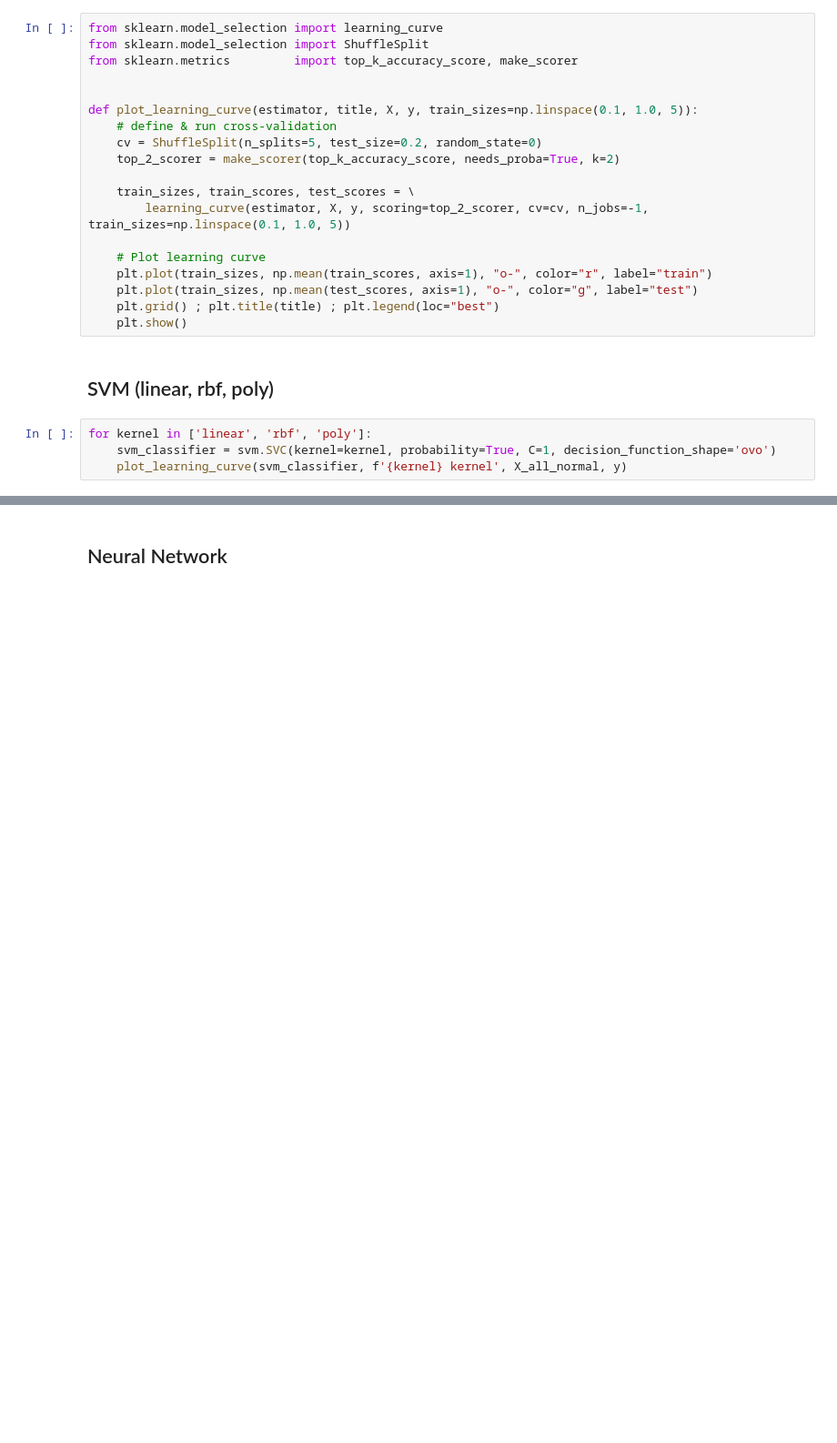
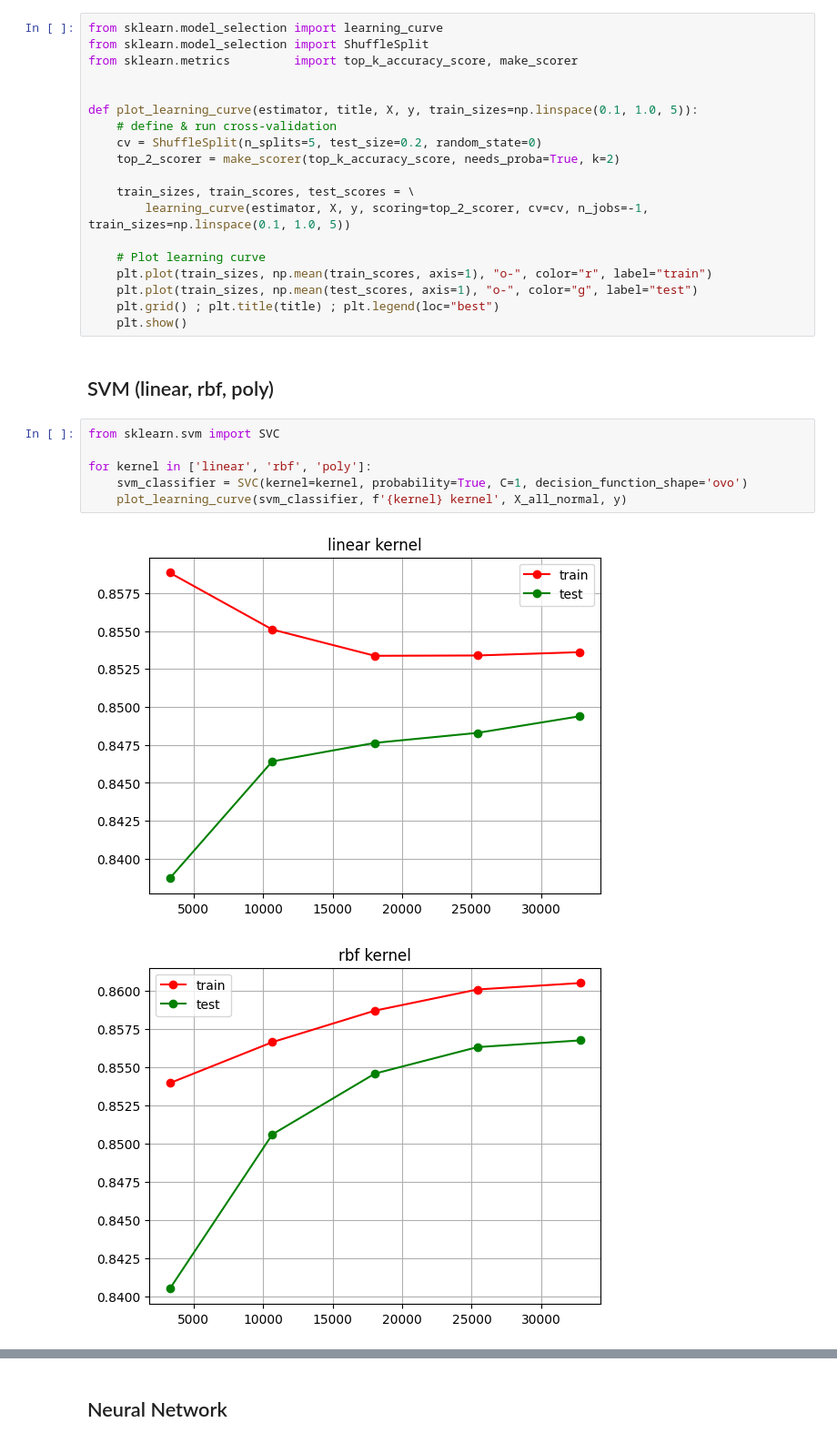
Before and after one commit to oopir/os_fingerprinting, a Jupyter notebook: code/model_training/train_models.ipynb, the cells around one changed output, grey strips where cells are left out. Shown: that part at 91% size. Drawn from its saved outputs; the diff is of its cells as text; blank space fills up the shorter version.

Commit message:
added accuracy graphs to model notebook

```diff
--- a/code/model_training/train_models.ipynb
+++ b/code/model_training/train_models.ipynb
@@ -27,6 +27,11 @@ def plot_learning_curve(estimator, title, X, y, train_sizes=np.linspace(0.1, 1.0
 # %% [markdown]
 ## SVM (linear, rbf, poly)
 # %%
+from sklearn.svm import SVC
+
 for kernel in ['linear', 'rbf', 'poly']:
-    svm_classifier = svm.SVC(kernel=kernel, probability=True, C=1, decision_function_shape='ovo')
+    svm_classifier = SVC(kernel=kernel, probability=True, C=1, decision_function_shape='ovo')
     plot_learning_curve(svm_classifier, f'{kernel} kernel', X_all_normal, y)
+# %% [output]
+[figure, added]
+[figure, added]
```
Also changed, not shown: parts of 2 cells of this notebook, 1 other file.
